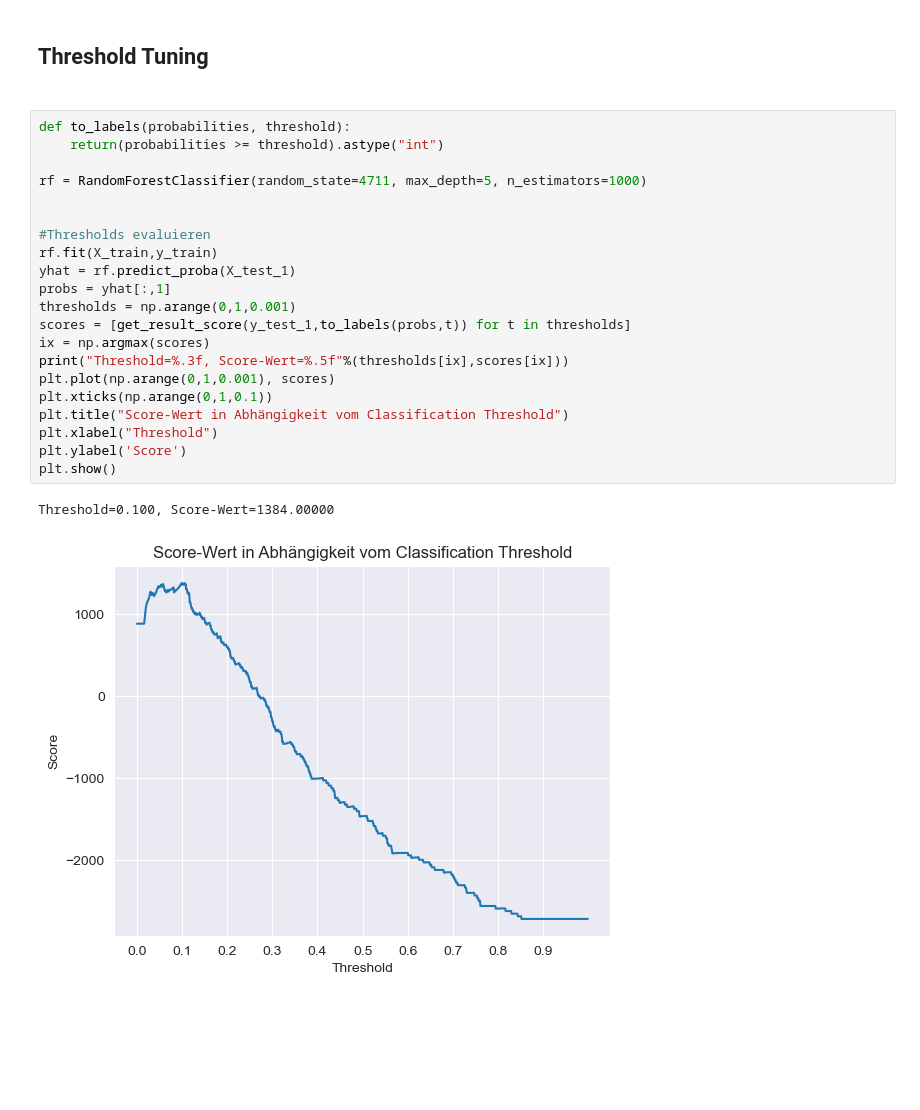
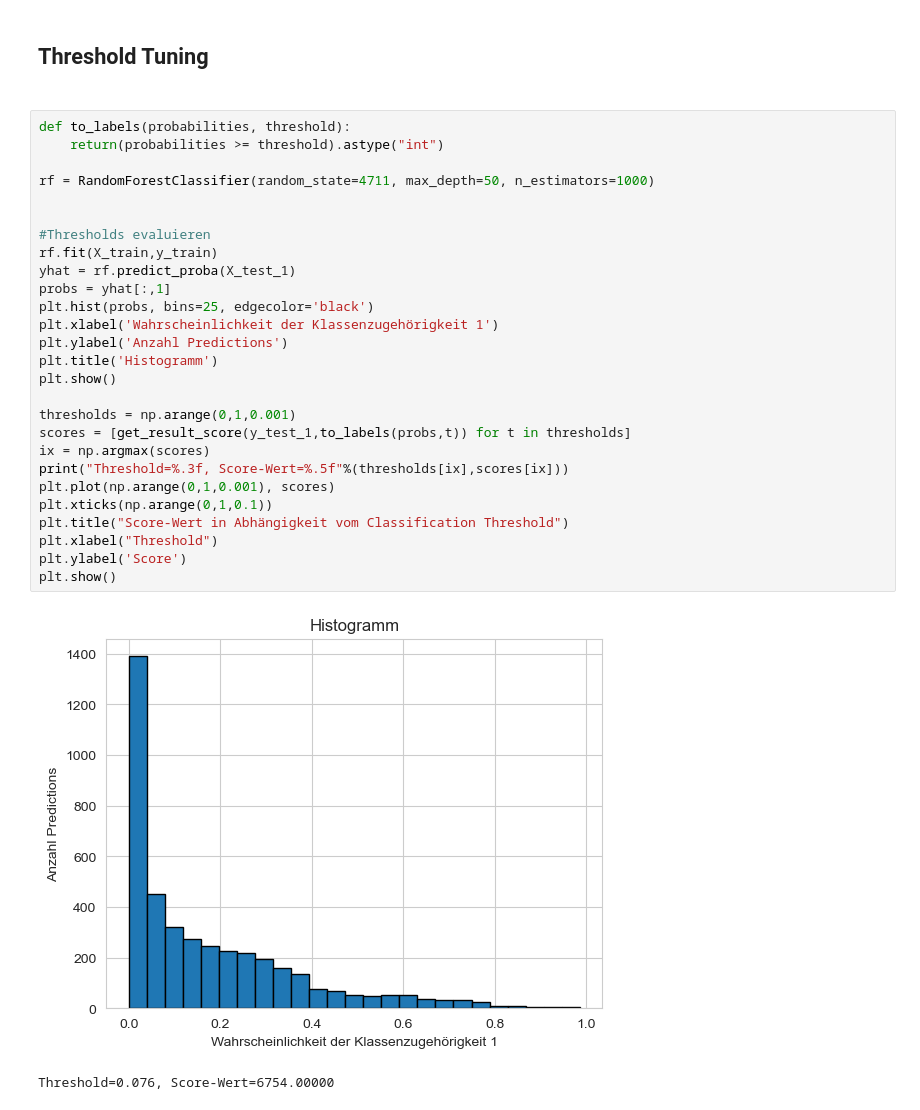
Before and after one commit to Konsti-Boegel/anwendungsfelderBusinessAnalytics, a Jupyter notebook: random_forest.ipynb, the cells around one changed output. Drawn from its saved outputs; the diff is of its cells as text; blank space fills up the shorter version.

```diff
--- a/random_forest.ipynb
+++ b/random_forest.ipynb
@@ -342,24 +366,30 @@ Score:  -5406
 # %%
 def to_labels(probabilities, threshold):
     return(probabilities >= threshold).astype("int")
 
-rf = RandomForestClassifier(random_state=4711, max_depth=5, n_estimators=1000)
+rf = RandomForestClassifier(random_state=4711, max_depth=50, n_estimators=1000)
 
 
 #Thresholds evaluieren
 rf.fit(X_train,y_train)
 yhat = rf.predict_proba(X_test_1)
 probs = yhat[:,1]
+plt.hist(probs, bins=25, edgecolor='black')
+plt.xlabel('Wahrscheinlichkeit der Klassenzugehörigkeit 1')
+plt.ylabel('Anzahl Predictions')
+plt.title('Histogramm')
+plt.show()
+
 thresholds = np.arange(0,1,0.001)
 scores = [get_result_score(y_test_1,to_labels(probs,t)) for t in thresholds]
 ix = np.argmax(scores)
 print("Threshold=%.3f, Score-Wert=%.5f"%(thresholds[ix],scores[ix]))
 plt.plot(np.arange(0,1,0.001), scores)
 plt.xticks(np.arange(0,1,0.1))
 plt.title("Score-Wert in Abhängigkeit vom Classification Threshold")
 plt.xlabel("Threshold")
 plt.ylabel('Score')
 plt.show()
 # %% [output]
+[figure, new version]
-Threshold=0.100, Score-Wert=1384.00000
+Threshold=0.076, Score-Wert=6754.00000
-[figure, old version]
```
Also changed, not shown: parts of 7 cells of this notebook, 1 other file.
